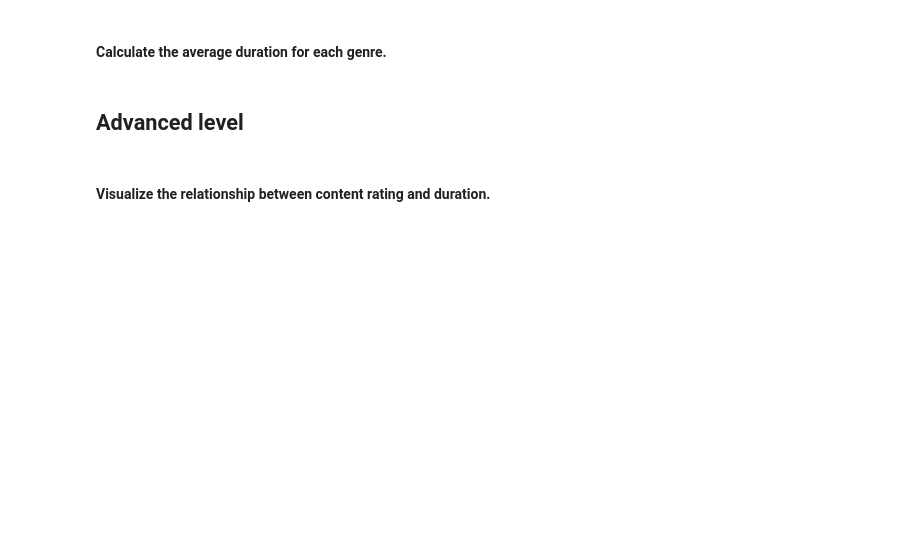
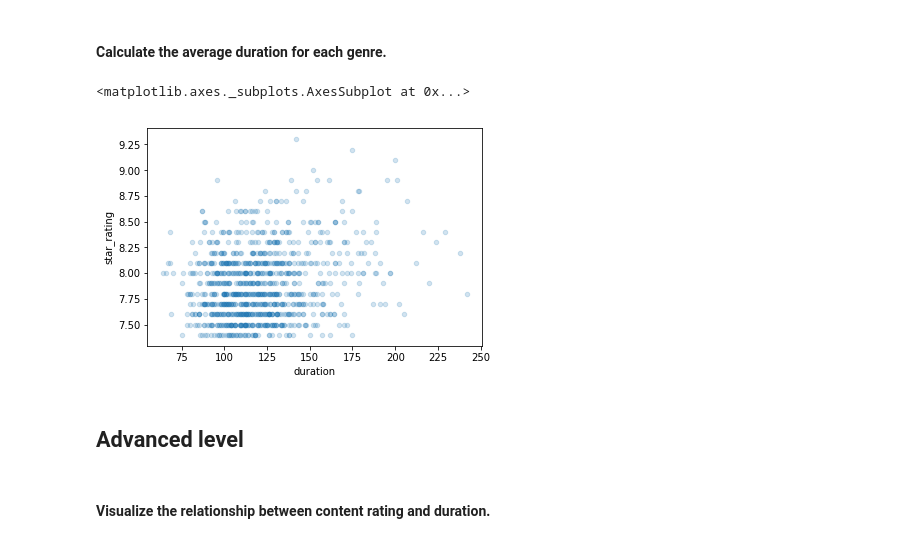
Before and after one commit to pshanthi1980/GA-Projects, a Jupyter notebook: unit-2_project/imdb.ipynb, the cells around one changed output. Drawn from its saved outputs; the diff is of its cells as text; code cells hidden in the pictures; blank space fills up the shorter version.

```diff
--- a/unit-2_project/imdb.ipynb
+++ b/unit-2_project/imdb.ipynb
@@ -149,3 +179,9 @@ movies['duration'].plot(kind='box')
+# %%
+# Answer:
+movies.plot(kind='scatter', x='duration', y='star_rating', alpha=0.2)
+# %% [output]
+<matplotlib.axes._subplots.AxesSubplot at 0x...>
+[figure, added]
 # %% [markdown]
 ## Advanced level
 # %% [markdown]
```
Also changed, not shown: parts of 19 cells of this notebook, 14 other files.
